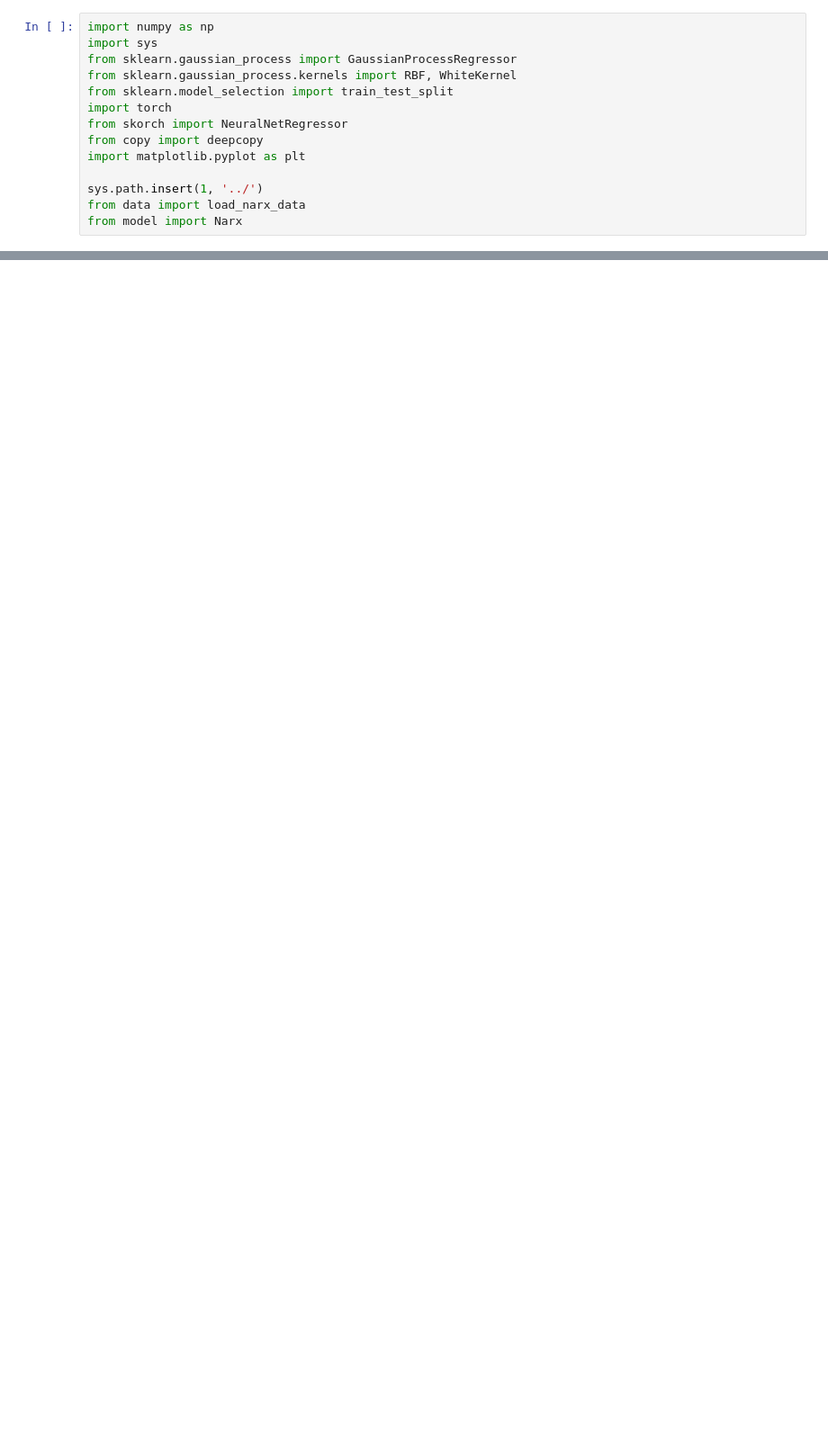
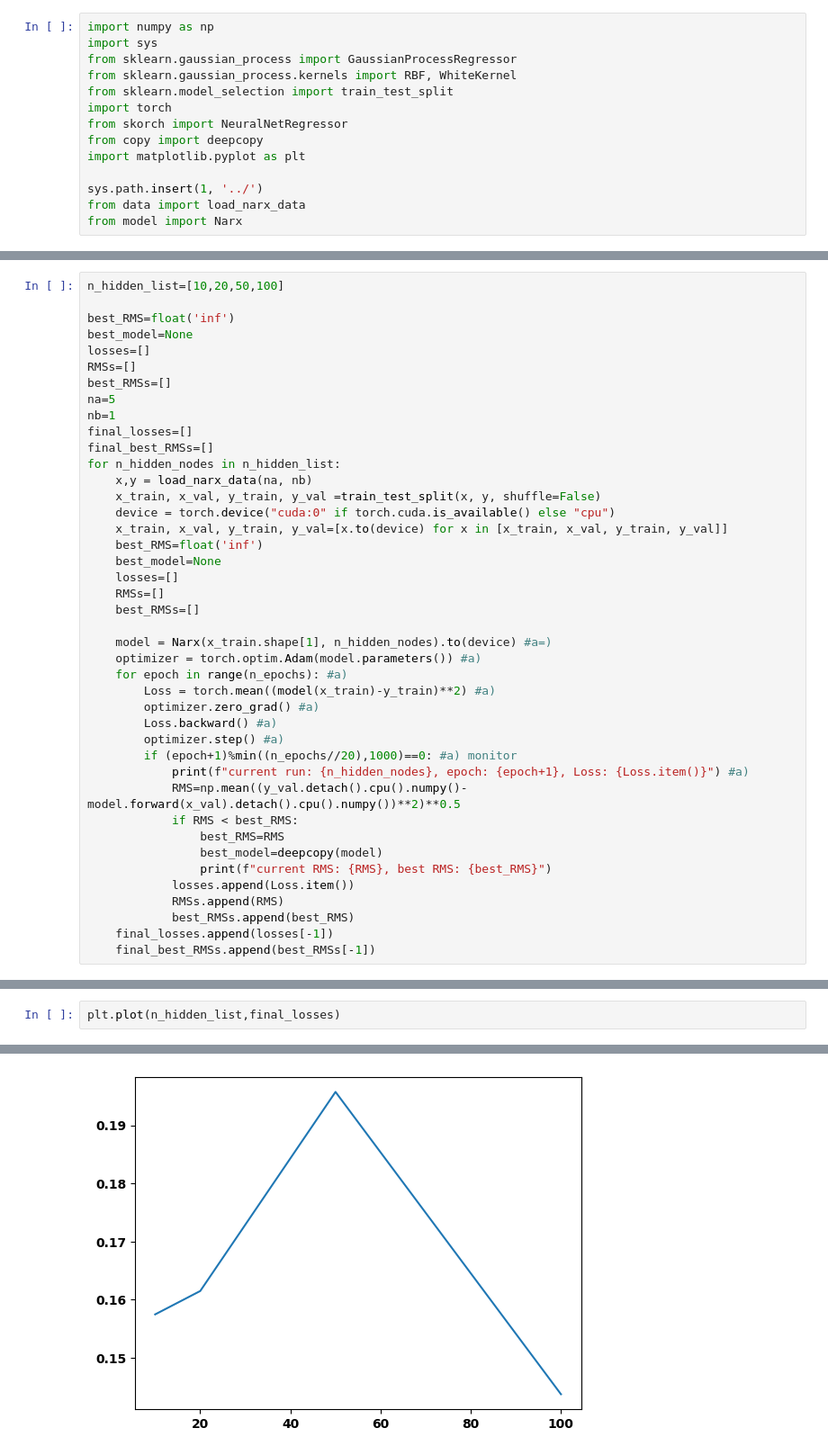
Before and after one commit to Erick-Hoogstrate/5SC28, a Jupyter notebook: narx_GS.ipynb, the cells around one changed output, grey strips where cells are left out. Shown at 90% size. Saved outputs shown, nothing was run; the diff lists cells and outputs as text; blank space fills up the shorter version.

```diff
--- a/narx_GS.ipynb
+++ b/narx_GS.ipynb
@@ -94,0 +114,42 @@ params={'module__n_hidden':[]}
+# %%
+n_hidden_list=[10,20,50,100]
+
+best_RMS=float('inf')
+best_model=None
+losses=[]
+RMSs=[]
+best_RMSs=[]
+na=5
+nb=1
+final_losses=[]
+final_best_RMSs=[]
+for n_hidden_nodes in n_hidden_list:
+    x,y = load_narx_data(na, nb)
+    x_train, x_val, y_train, y_val =train_test_split(x, y, shuffle=False)
+    device = torch.device("cuda:0" if torch.cuda.is_available() else "cpu")
+    x_train, x_val, y_train, y_val=[x.to(device) for x in [x_train, x_val, y_train, y_val]]
+    best_RMS=float('inf')
+    best_model=None
+    losses=[]
+    RMSs=[]
+    best_RMSs=[]
+
+    model = Narx(x_train.shape[1], n_hidden_nodes).to(device) #a=)
+    optimizer = torch.optim.Adam(model.parameters()) #a)
+    for epoch in range(n_epochs): #a)
+        Loss = torch.mean((model(x_train)-y_train)**2) #a)
+        optimizer.zero_grad() #a)
+        Loss.backward() #a)
+        optimizer.step() #a)
+        if (epoch+1)%min((n_epochs//20),1000)==0: #a) monitor
+            print(f"current run: {n_hidden_nodes}, epoch: {epoch+1}, Loss: {Loss.item()}") #a)
+            RMS=np.mean((y_val.detach().cpu().numpy()-model.forward(x_val).detach().cpu().numpy())**2)**0.5
+            if RMS < best_RMS:
+                best_RMS=RMS
+                best_model=deepcopy(model)
+                print(f"current RMS: {RMS}, best RMS: {best_RMS}")
+            losses.append(Loss.item())
+            RMSs.append(RMS)
+            best_RMSs.append(best_RMS)
+    final_losses.append(losses[-1])
+    final_best_RMSs.append(best_RMSs[-1])
@@ -94,0 +174,3 @@ params={'module__n_hidden':[]}
+# %%
+plt.plot(n_hidden_list,final_losses)
+# %% [output]
@@ -94,0 +178 @@ params={'module__n_hidden':[]}
+[figure, added]
```
Also changed, not shown: parts of 9 cells of this notebook, 5 other files.
